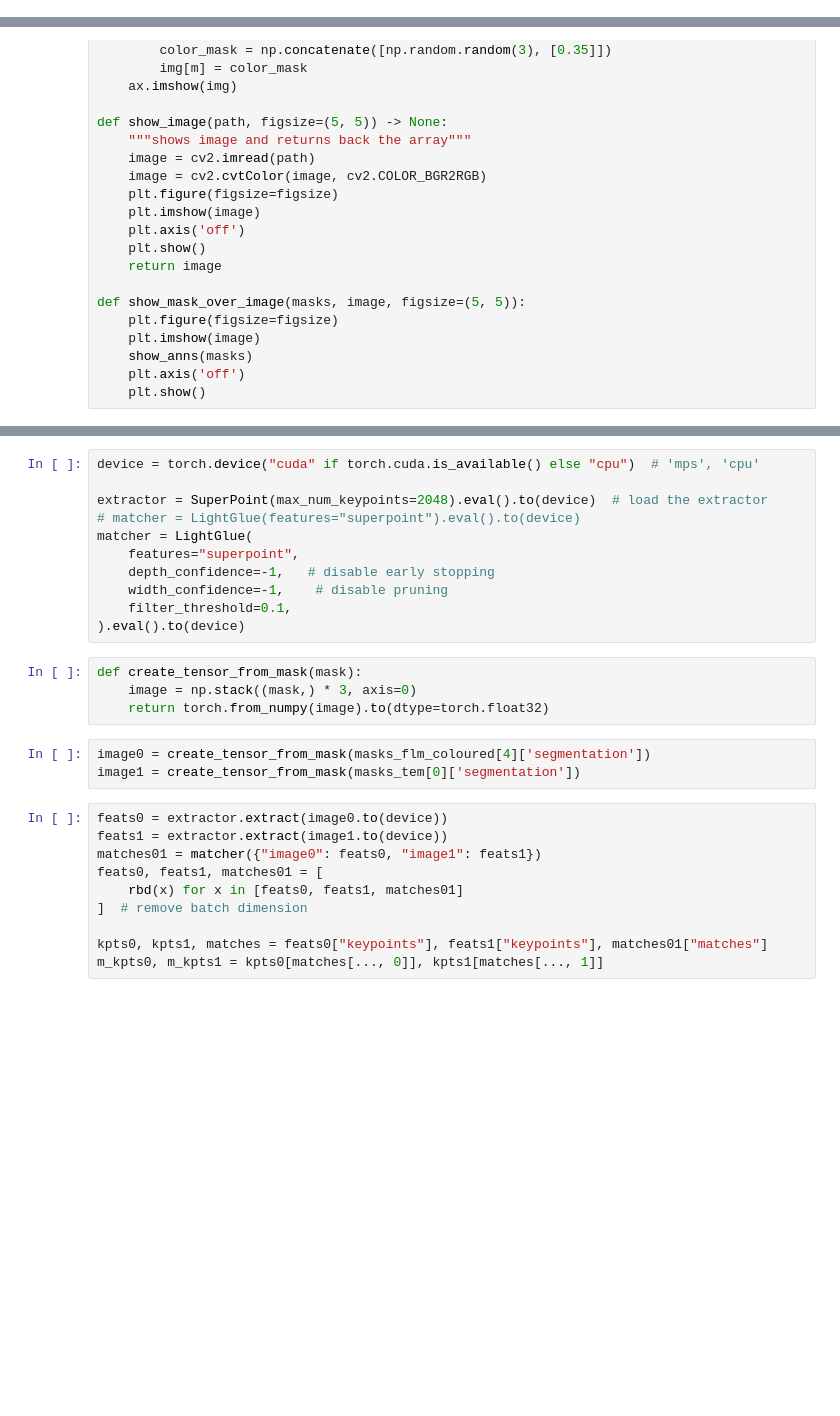
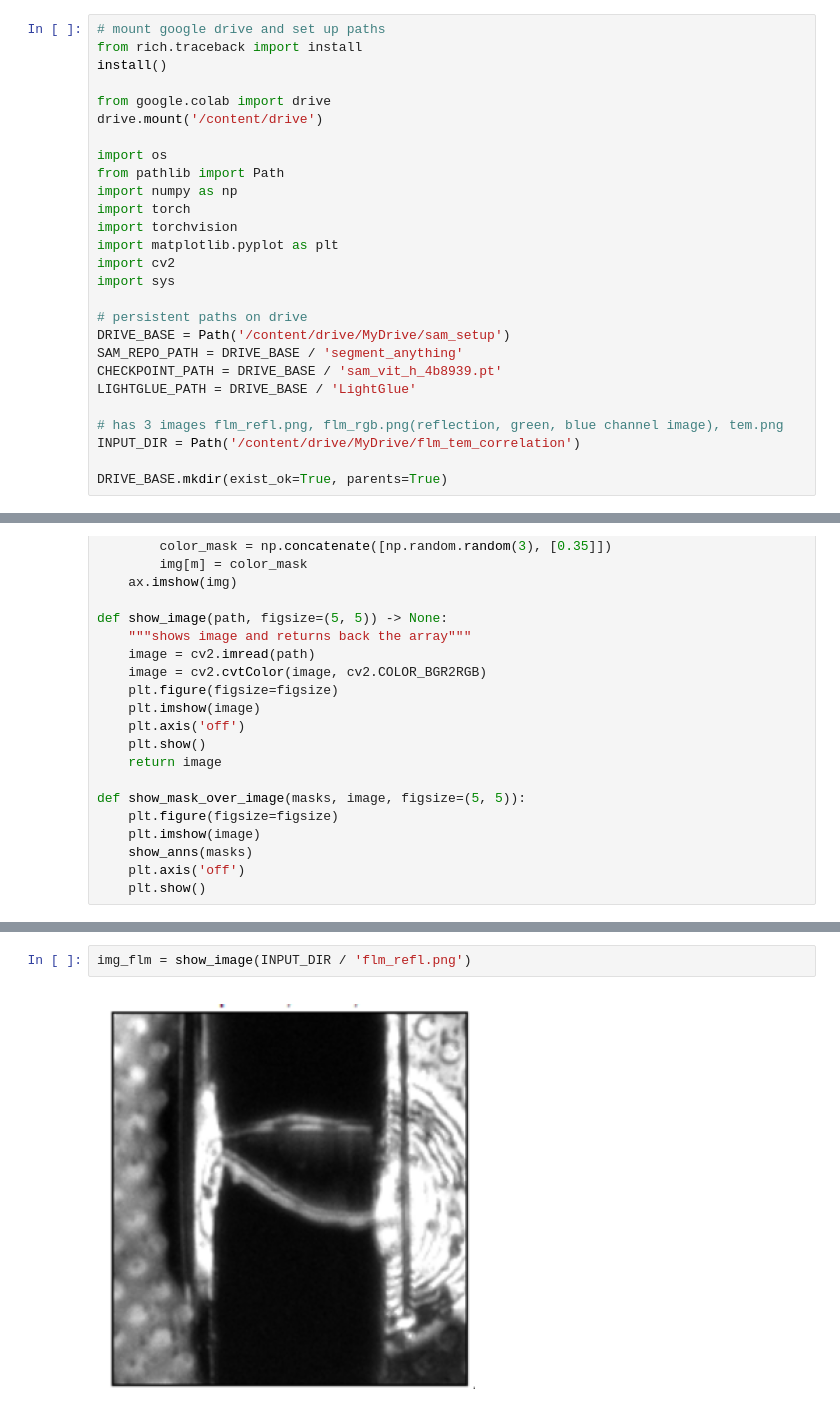
Before and after one commit to Sarztak/flm-tem-correlation, a Jupyter notebook: automatic_mask_generator_flm_tem.ipynb, the cells around one changed output, grey strips where cells are left out. Saved outputs shown, nothing was run; the diff lists cells and outputs as text; blank space fills up the shorter version.

```diff
--- a/automatic_mask_generator_flm_tem.ipynb
+++ b/automatic_mask_generator_flm_tem.ipynb
@@ -30,0 +1,27 @@ import cv2
+# %%
+# mount google drive and set up paths
+from rich.traceback import install
+install()
+
+from google.colab import drive
+drive.mount('/content/drive')
+
+import os
+from pathlib import Path
+import numpy as np
+import torch
+import torchvision
+import matplotlib.pyplot as plt
+import cv2
+import sys
+
+# persistent paths on drive
+DRIVE_BASE = Path('/content/drive/MyDrive/sam_setup')
+SAM_REPO_PATH = DRIVE_BASE / 'segment_anything'
+CHECKPOINT_PATH = DRIVE_BASE / 'sam_vit_h_4b8939.pt'
+LIGHTGLUE_PATH = DRIVE_BASE / 'LightGlue'
+
+# has 3 images flm_refl.png, flm_rgb.png(reflection, green, blue channel image), tem.png
+INPUT_DIR = Path('/content/drive/MyDrive/flm_tem_correlation')
+
+DRIVE_BASE.mkdir(exist_ok=True, parents=True)
@@ -173,28 +124,4 @@ torch.autograd.grad_mode.set_grad_enabled(mode=False)
-# %%
-device = torch.device("cuda" if torch.cuda.is_available() else "cpu")  # 'mps', 'cpu'
-
-extractor = SuperPoint(max_num_keypoints=2048).eval().to(device)  # load the extractor
-# matcher = LightGlue(features="superpoint").eval().to(device)
-matcher = LightGlue(
-    features="superpoint",
-    depth_confidence=-1,   # disable early stopping
-    width_confidence=-1,    # disable pruning
-    filter_threshold=0.1,
-).eval().to(device)
-# %%
-def create_tensor_from_mask(mask):
-    image = np.stack((mask,) * 3, axis=0)
-    return torch.from_numpy(image).to(dtype=torch.float32)
-# %%
-image0 = create_tensor_from_mask(masks_flm_coloured[4]['segmentation'])
-image1 = create_tensor_from_mask(masks_tem[0]['segmentation'])
-# %%
-feats0 = extractor.extract(image0.to(device))
-feats1 = extractor.extract(image1.to(device))
-matches01 = matcher({"image0": feats0, "image1": feats1})
-feats0, feats1, matches01 = [
-    rbd(x) for x in [feats0, feats1, matches01]
-]  # remove batch dimension
-
-kpts0, kpts1, matches = feats0["keypoints"], feats1["keypoints"], matches01["matches"]
-m_kpts0, m_kpts1 = kpts0[matches[..., 0]], kpts1[matches[..., 1]]
+# %%
+img_flm = show_image(INPUT_DIR / 'flm_refl.png')
+# %% [output]
+[figure, added]
```
Also changed, not shown: parts of 63 cells of this notebook.
